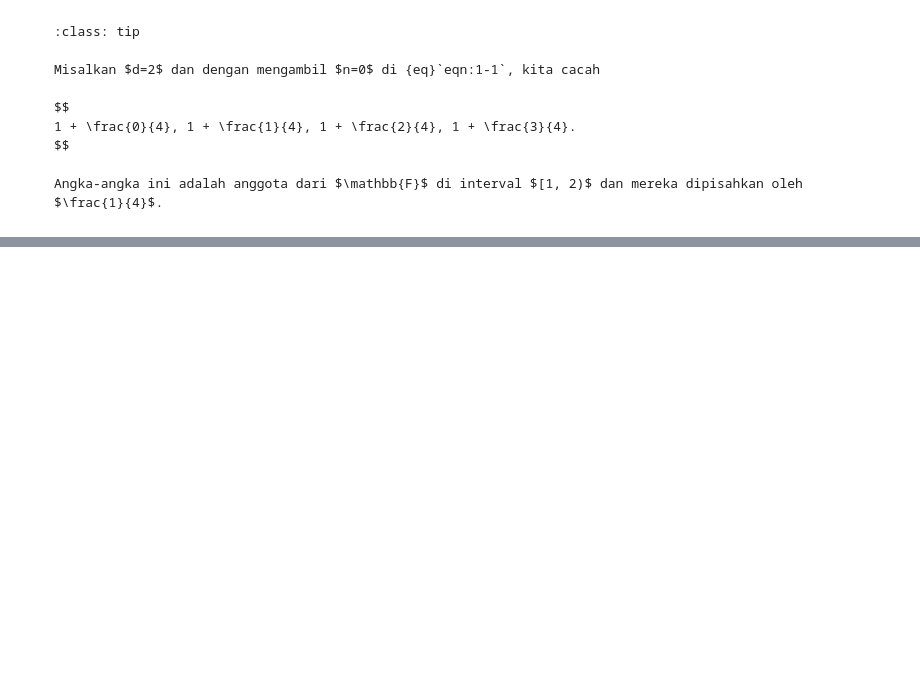
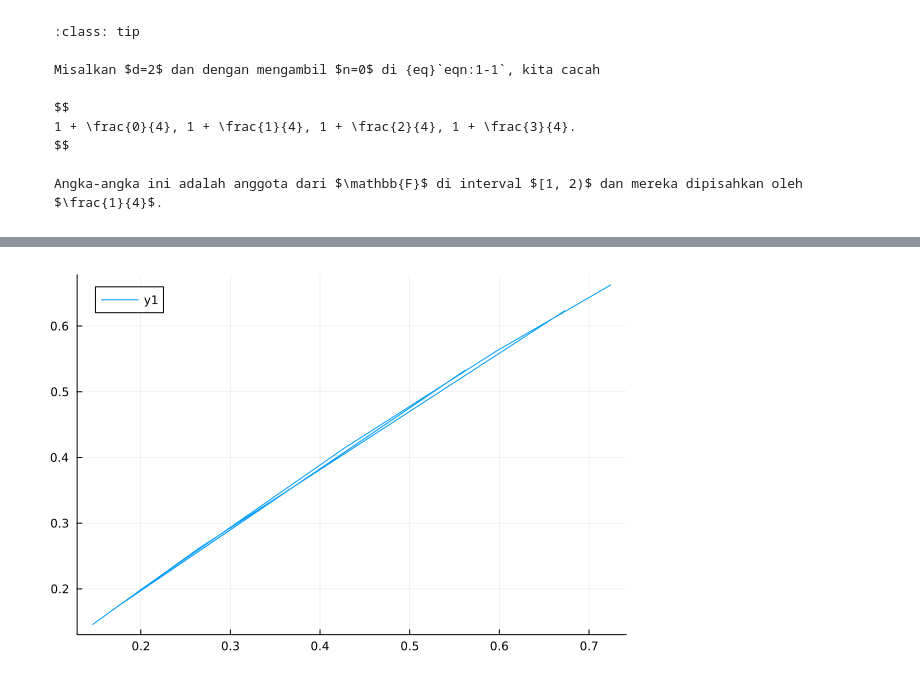
Before and after one commit to liebenlito/num-comp-julia, a Jupyter notebook: notebooks/01-1-bilangan_floating-point.ipynb, the cells around one changed output, grey strips where cells are left out. Saved outputs shown, nothing was run; the diff lists cells and outputs as text; code cells hidden in the pictures; blank space fills up the shorter version.

```diff
--- a/notebooks/01-1-bilangan_floating-point.ipynb
+++ b/notebooks/01-1-bilangan_floating-point.ipynb
@@ -40,0 +184,6 @@ Angka-angka ini adalah anggota dari $\mathbb{F}$ di interval $[1, 2)$ dan mereka
+# %%
+using Plots
+
+plot(sin, rand(10))
+# %% [output]
+[figure, added]
```
Also changed, not shown: parts of 27 cells of this notebook.
